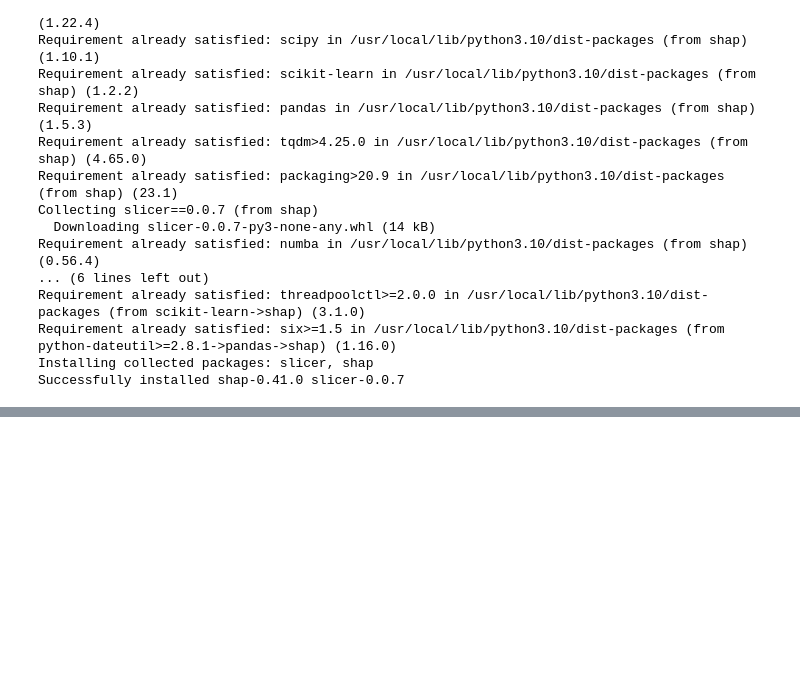
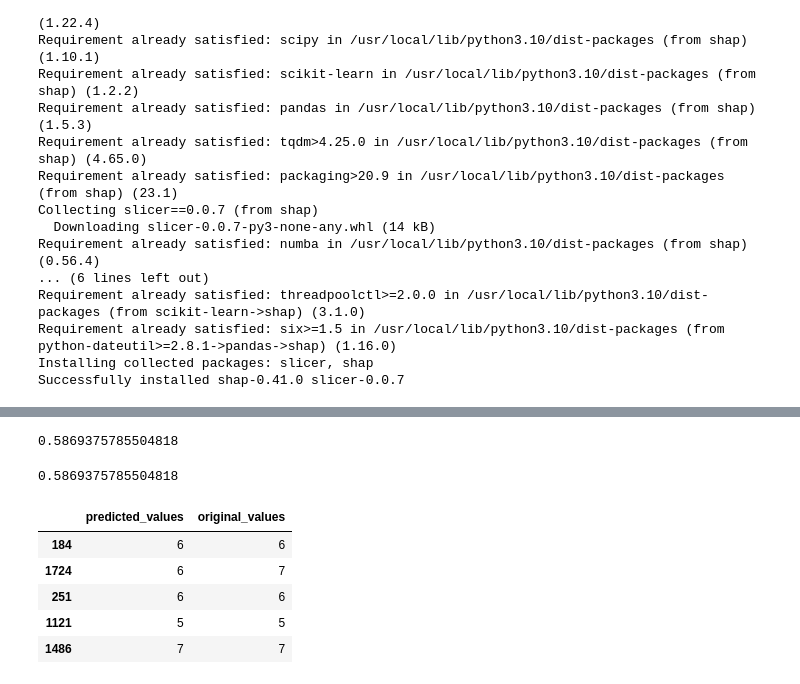
Before and after one commit to WineQualityAnalysis/WineQualityKaggle, a Jupyter notebook: Ordinal_Regression_with_Tabular_Wine_Quality_Dataset.ipynb, the cells around one changed output, grey strips where cells are left out. Drawn from its saved outputs; the diff is of its cells as text; code cells hidden in the pictures; blank space fills up the shorter version.

```diff
--- a/Ordinal_Regression_with_Tabular_Wine_Quality_Dataset.ipynb
+++ b/Ordinal_Regression_with_Tabular_Wine_Quality_Dataset.ipynb
@@ -374,0 +389,5 @@ shap.summary_plot(values, x_train)
+# %%
+##Testing the data with Random Forest
+dictionary={'n_estimators':[500],'max_features':['auto','sqrt','log2']}
+rand_fc=GridSearchCV(estimator=RandomForestClassifier(n_jobs=-1),param_grid=dictionary,scoring='accuracy',cv=10)
+rand_fc.fit(x_train,y_train)
@@ -374,0 +410,22 @@ shap.summary_plot(values, x_train)
+# %%
+rand_fc.best_score_
+# %% [output]
+0.5869375785504818
+# %%
+rand_fc.cv_results_
+# %% [output]
+0.5869375785504818
+# %%
+#making the prediction for test data
+pred=rand_fc.predict(x_test)
+accur=accuracy_score(pred,y_test)
+predicted_df = {'predicted_values': pred, 'original_values': y_test}
+#creating new dataframe
+pd.DataFrame(predicted_df).head(5)
+# %% [output]
+|  | predicted_values | original_values |
+| 184 | 6 | 6 |
+| 1724 | 6 | 7 |
+| 251 | 6 | 6 |
+| 1121 | 5 | 5 |
+| 1486 | 7 | 7 |
```
Also changed, not shown: parts of 14 cells of this notebook.
